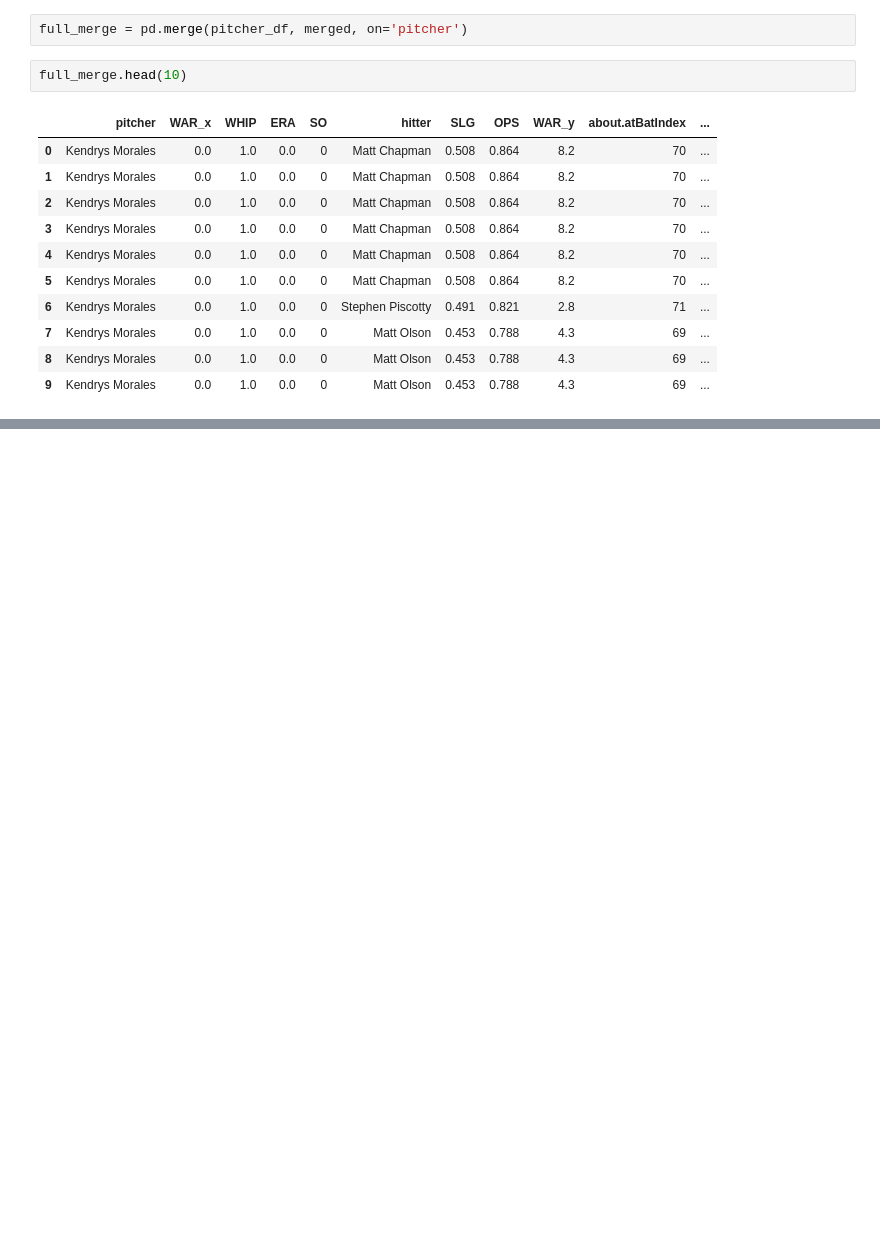
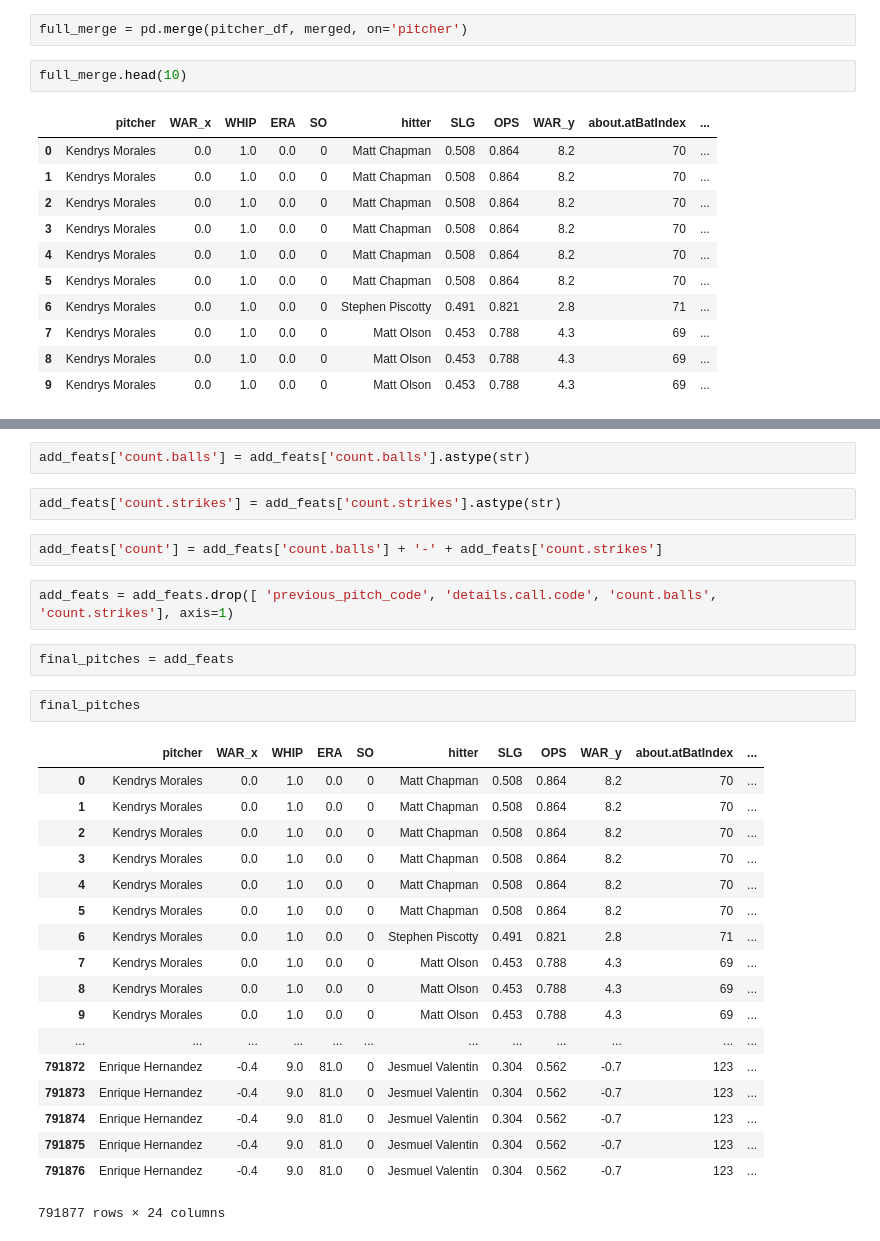
Before and after one commit to ConnorAnderson29/pitch_prediction_model, a Jupyter notebook: dataframe_creation.ipynb, the cells around one changed output, grey strips where cells are left out. Saved outputs shown, nothing was run; the diff lists cells and outputs as text; blank space fills up the shorter version.

```diff
--- a/dataframe_creation.ipynb
+++ b/dataframe_creation.ipynb
@@ -105,0 +185,31 @@ full_merge.to_csv(r'public_data/master.csv', index=False, sep=',', encoding='utf
+# %%
+add_feats['count.balls'] = add_feats['count.balls'].astype(str)
+# %%
+add_feats['count.strikes'] = add_feats['count.strikes'].astype(str)
+# %%
+add_feats['count'] = add_feats['count.balls'] + '-' + add_feats['count.strikes']
+# %%
+add_feats = add_feats.drop([ 'previous_pitch_code', 'details.call.code', 'count.balls', 'count.strikes'], axis=1)
+# %%
+final_pitches = add_feats
+# %%
+final_pitches
+# %% [output]
+|  | pitcher | WAR_x | WHIP | ERA | SO | hitter | SLG | OPS | WAR_y | about.atBatIndex | ... |
+| 0 | Kendrys Morales | 0.0 | 1.0 | 0.0 | 0 | Matt Chapman | 0.508 | 0.864 | 8.2 | 70 | ... |
+| 1 | Kendrys Morales | 0.0 | 1.0 | 0.0 | 0 | Matt Chapman | 0.508 | 0.864 | 8.2 | 70 | ... |
+| 2 | Kendrys Morales | 0.0 | 1.0 | 0.0 | 0 | Matt Chapman | 0.508 | 0.864 | 8.2 | 70 | ... |
+| 3 | Kendrys Morales | 0.0 | 1.0 | 0.0 | 0 | Matt Chapman | 0.508 | 0.864 | 8.2 | 70 | ... |
+| 4 | Kendrys Morales | 0.0 | 1.0 | 0.0 | 0 | Matt Chapman | 0.508 | 0.864 | 8.2 | 70 | ... |
+| 5 | Kendrys Morales | 0.0 | 1.0 | 0.0 | 0 | Matt Chapman | 0.508 | 0.864 | 8.2 | 70 | ... |
+| 6 | Kendrys Morales | 0.0 | 1.0 | 0.0 | 0 | Stephen Piscotty | 0.491 | 0.821 | 2.8 | 71 | ... |
+| 7 | Kendrys Morales | 0.0 | 1.0 | 0.0 | 0 | Matt Olson | 0.453 | 0.788 | 4.3 | 69 | ... |
+| 8 | Kendrys Morales | 0.0 | 1.0 | 0.0 | 0 | Matt Olson | 0.453 | 0.788 | 4.3 | 69 | ... |
+| 9 | Kendrys Morales | 0.0 | 1.0 | 0.0 | 0 | Matt Olson | 0.453 | 0.788 | 4.3 | 69 | ... |
+| ... | ... | ... | ... | ... | ... | ... | ... | ... | ... | ... | ... |
+| 791872 | Enrique Hernandez | -0.4 | 9.0 | 81.0 | 0 | Jesmuel Valentin | 0.304 | 0.562 | -0.7 | 123 | ... |
+| 791873 | Enrique Hernandez | -0.4 | 9.0 | 81.0 | 0 | Jesmuel Valentin | 0.304 | 0.562 | -0.7 | 123 | ... |
+| 791874 | Enrique Hernandez | -0.4 | 9.0 | 81.0 | 0 | Jesmuel Valentin | 0.304 | 0.562 | -0.7 | 123 | ... |
+| 791875 | Enrique Hernandez | -0.4 | 9.0 | 81.0 | 0 | Jesmuel Valentin | 0.304 | 0.562 | -0.7 | 123 | ... |
+| 791876 | Enrique Hernandez | -0.4 | 9.0 | 81.0 | 0 | Jesmuel Valentin | 0.304 | 0.562 | -0.7 | 123 | ... |
+791877 rows × 24 columns
```
Also changed, not shown: parts of 22 cells of this notebook.
